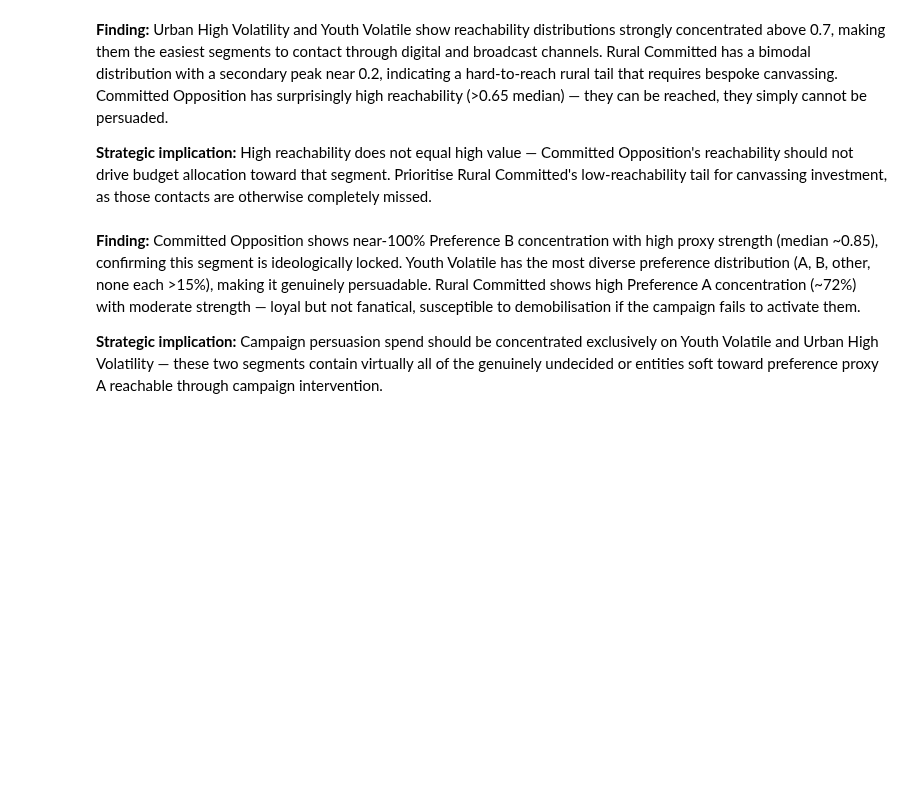
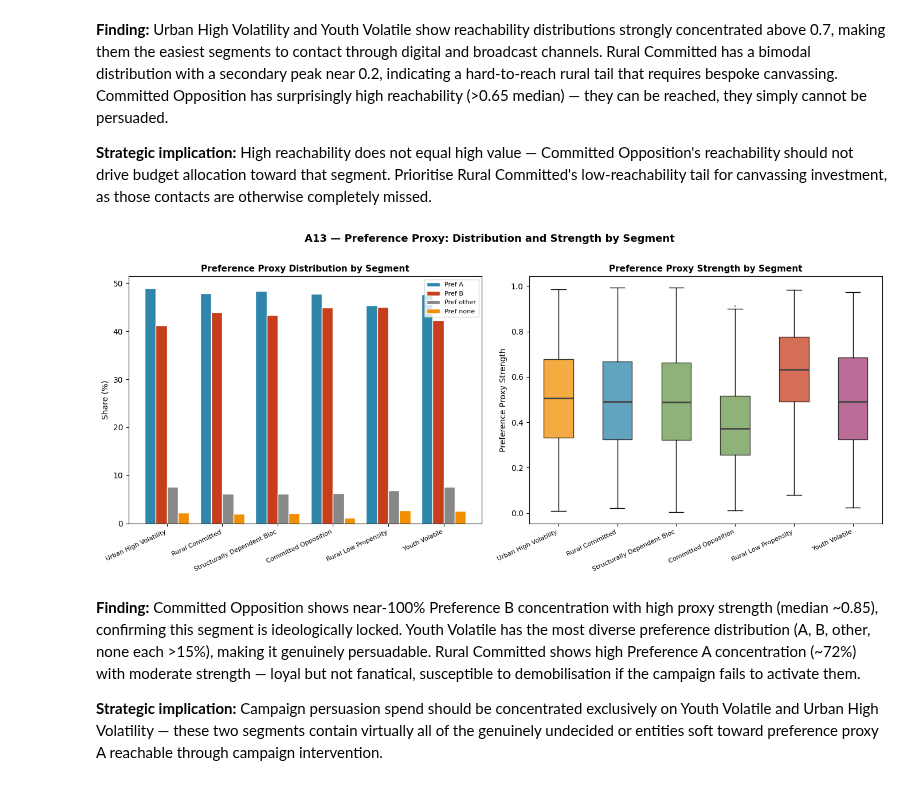
Before and after one commit to RafaelBraga-Kribitz/decision-analytics-reconstruction, a Jupyter notebook: reports/eda/paraguay_election_eda.ipynb, the cells around one changed output. Cells and saved outputs as stored; diff of their text form; code cells hidden in the pictures; blank space fills up the shorter version.

```diff
--- a/reports/eda/paraguay_election_eda.ipynb
+++ b/reports/eda/paraguay_election_eda.ipynb
@@ -616,7 +636,6 @@ plt.show()
 
 **Strategic implication:** High reachability does not equal high value — Committed Opposition's reachability should not drive budget allocation toward that segment. Prioritise Rural Committed's low-reachability tail for canvassing investment, as those contacts are otherwise completely missed.
 # %%
-
 # A13 — Dual Panel: Preference Proxy Distribution + Strength by Voting Intent
 fig, (ax1, ax2) = plt.subplots(1, 2, figsize=(14, 6), facecolor="white")
 
@@ -632,35 +651,37 @@ pref_palette = {"A": COLOR["BLUE"], "B": COLOR["RED"],
 x = np.arange(len(pref_counts))
 width = 0.2
 for j, pc in enumerate(pref_cols_available):
     ax1.bar(x + j*width, pref_counts[pc].fillna(0), width=width,
             label=f"Pref {pc}", color=pref_palette.get(pc, COLOR["GREY"]),
             edgecolor="white")
 
 ax1.set_xticks(x + width*(len(pref_cols_available)-1)/2)
 ax1.set_xticklabels([s.replace("_"," ").title() for s in seg_order],
                     rotation=25, ha="right", fontsize=8)
 ax1.set_ylabel("Share (%)")
 ax1.set_title("Preference Proxy Distribution by Segment", fontweight=700, fontsize=11)
 ax1.legend(fontsize=8)
 
 # Right: preference proxy strength by segment
 box_data = [pop.loc[pop["segment_label"]==s,"preference_proxy_strength"].dropna().values
             for s in seg_order]
 bp = ax2.boxplot(box_data, labels=[s.replace("_"," ").title() for s in seg_order],
                  patch_artist=True,
                  medianprops=dict(color=COLOR["CHARCOAL"], lw=2),
                  flierprops=dict(marker=".", markersize=3, alpha=0.4))
 for patch, color in zip(bp["boxes"], SEG_COLORS):
     patch.set_facecolor(color)
     patch.set_alpha(0.75)
 ax2.set_xticklabels([s.replace("_"," ").title() for s in seg_order],
                     rotation=25, ha="right", fontsize=8)
 ax2.set_ylabel("Preference Proxy Strength")
 ax2.set_title("Preference Proxy Strength by Segment", fontweight=700, fontsize=11)
 
-fig.suptitle("A13 — Preference Profile by Segment", fontsize=13, fontweight=700, y=1.01)
+fig.suptitle("A13 — Preference Proxy: Distribution and Strength by Segment",
+             fontsize=13, fontweight=700, y=1.01)
 plt.tight_layout()
-plt.show()
+# %% [output]
+[figure, added]
 # %% [markdown]
 **Finding:** Committed Opposition shows near-100% Preference B concentration with high proxy strength (median ~0.85), confirming this segment is ideologically locked. Youth Volatile has the most diverse preference distribution (A, B, other, none each >15%), making it genuinely persuadable. Rural Committed shows high Preference A concentration (~72%) with moderate strength — loyal but not fanatical, susceptible to demobilisation if the campaign fails to activate them.
 
```
Also changed, not shown: parts of 44 cells of this notebook, 2 other files.
